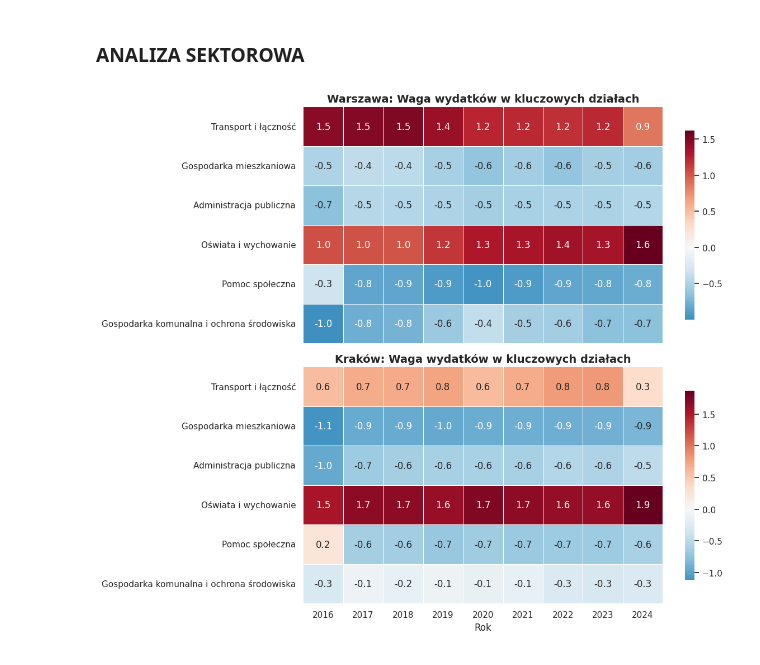
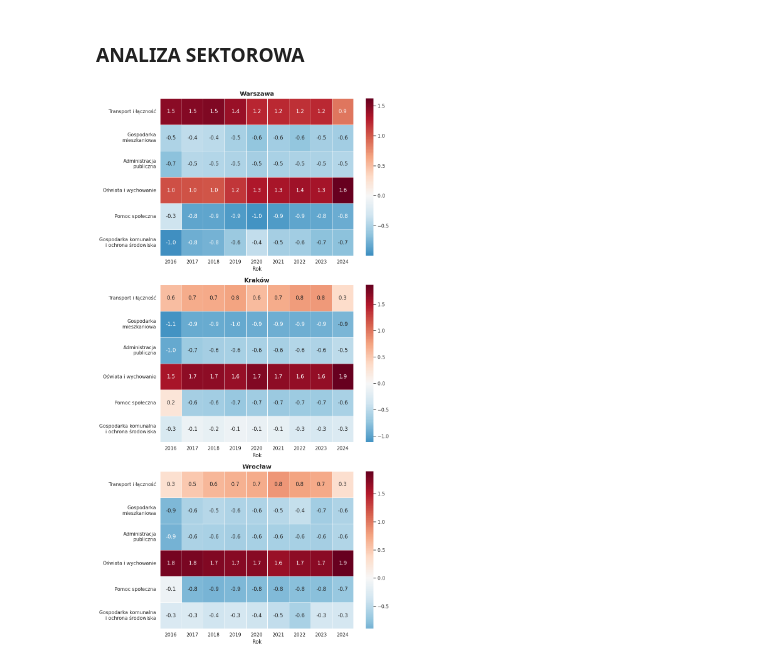
Before and after one commit to Kapturz0ny/sad-proj1, a Jupyter notebook: finance.ipynb, the cells around one changed output. Saved outputs shown, nothing was run; the diff lists cells and outputs as text; code cells hidden in the pictures.

Commit message:
add wroclaw data

```diff
--- a/finance.ipynb
+++ b/finance.ipynb
@@ -10,6 +11,7 @@ plt.rcParams['figure.figsize'] = (12, 6)
 
 df_waw = pd.read_csv("data/warszawa-gus-bdl.csv", delimiter=";", decimal=",")
 df_krk = pd.read_csv("data/krakow-gus-bdl.csv", delimiter=";", decimal=",")
+df_wrc = pd.read_csv("data/wroclaw-gus-bdl.csv", delimiter=";", decimal=",")
 
 lata = [str(rok) for rok in range(2016, 2025)]
 
@@ -229,38 +222,58 @@ def get_sections(df_city):
         loc = [
             "FINANSE PUBLICZNE",
             "WYDATKI BUDŻETÓW GMIN I MIAST NA PRAWACH POWIATU",
             "Wydatki ogółem wg działów Klasyfikacji Budżetowej (Wymiary: Jednostki terytorialne; Działy klasyfikacji budżetowej)",
             "miasta na prawach powiatu",
             section
         ]
         # Extract series and ensure numeric (float)
         series = get_series(df_city, *loc)
         section_data[section.split(' - ')[1]] = pd.to_numeric(series, errors='coerce')
 
     return pd.DataFrame(section_data).T  # Sections as rows, years as columns
 
 df_heatmap_waw = get_sections(df_waw)
 df_heatmap_krk = get_sections(df_krk)
+df_heatmap_wrc = get_sections(df_wrc)
 
 # SAFE Z-SCORE CALCULATION (pure Pandas)
 # Z-score = (value - column mean) / column std
 zscore_waw = df_heatmap_waw.sub(df_heatmap_waw.mean(axis=0), axis=1).div(df_heatmap_waw.std(axis=0), axis=1)
 zscore_krk = df_heatmap_krk.sub(df_heatmap_krk.mean(axis=0), axis=1).div(df_heatmap_krk.std(axis=0), axis=1)
+zscore_wrc = df_heatmap_wrc.sub(df_heatmap_wrc.mean(axis=0), axis=1).div(df_heatmap_wrc.std(axis=0), axis=1)
 
 # Plotting
-fig, axes = plt.subplots(2, 1, figsize=(12, 10), sharex=True)
+fig, axes = plt.subplots(3, 1, figsize=(10, 18))
+plt.title('Z-score wydatków w kluczowych działach (2016-2024)', fontsize=16, fontweight='bold')
 
-sns.heatmap(zscore_waw, ax=axes[0], cmap='RdBu_r', center=0, annot=True, fmt=".1f", linewidths=.5, cbar_kws={"shrink": .8})
-axes[0].set_title('Warszawa: Waga wydatków w kluczowych działach', fontsize=14, fontweight='bold')
-axes[0].set_ylabel('')
+sns.heatmap(zscore_waw, ax=axes[0], cmap='RdBu_r', center=0,
+            annot=True, fmt=".1f", linewidths=.5)
+axes[0].set_title('Warszawa', fontsize=14, fontweight='bold')
 
-sns.heatmap(zscore_krk, ax=axes[1], cmap='RdBu_r', center=0, annot=True, fmt=".1f", linewidths=.5, cbar_kws={"shrink": .8})
-axes[1].set_title('Kraków: Waga wydatków w kluczowych działach', fontsize=14, fontweight='bold')
-axes[1].set_ylabel('')
+
+sns.heatmap(zscore_krk, ax=axes[1], cmap='RdBu_r', center=0,
+            annot=True, fmt=".1f", linewidths=.5)
+axes[1].set_title('Kraków', fontsize=14, fontweight='bold')
+
+
+sns.heatmap(zscore_wrc, ax=axes[2], cmap='RdBu_r', center=0,
+            annot=True, fmt=".1f", linewidths=.5,)
+axes[2].set_title('Wrocław', fontsize=14, fontweight='bold')
+
+
+wrapped_labels = [
+    textwrap.fill(idx, width=20)
+    for idx in df_heatmap_waw.index
+]
+axes[0].set_yticklabels(wrapped_labels)
+axes[1].set_yticklabels(wrapped_labels)
+axes[2].set_yticklabels(wrapped_labels)
+axes[0].set_xlabel('Rok', fontsize=12)
 axes[1].set_xlabel('Rok', fontsize=12)
+axes[2].set_xlabel('Rok', fontsize=12)
 
 plt.tight_layout()
 plt.savefig('img/heatmap_expenditure_sections.png', dpi=300)
 plt.show()
 # %% [output]
-[figure, old version]
+[figure, new version]
```
Also changed, not shown: parts of 4 cells of this notebook, 10 other files.
